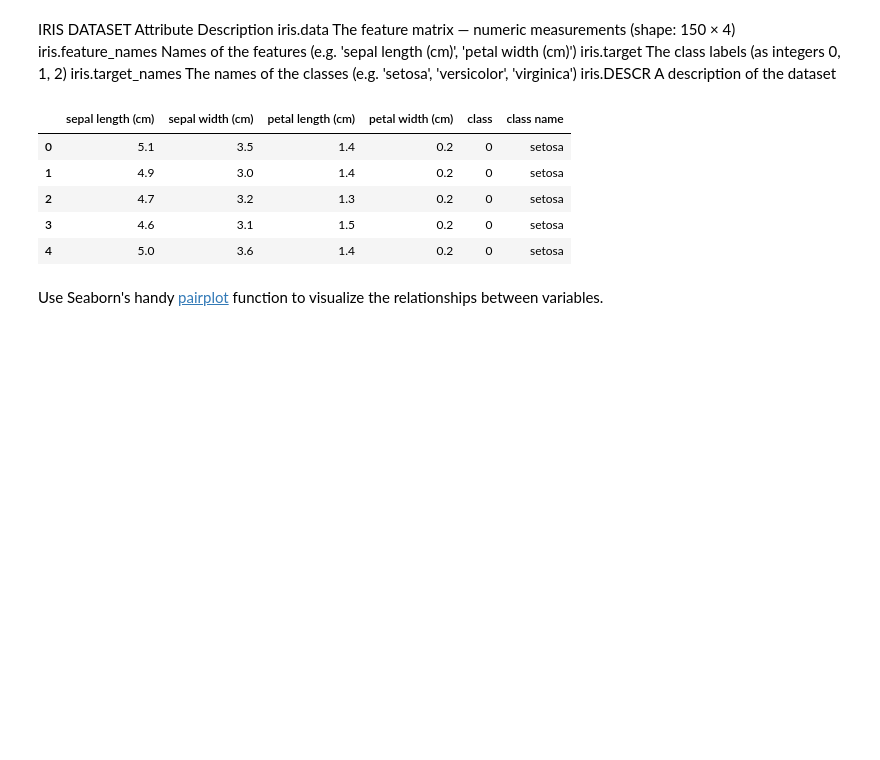
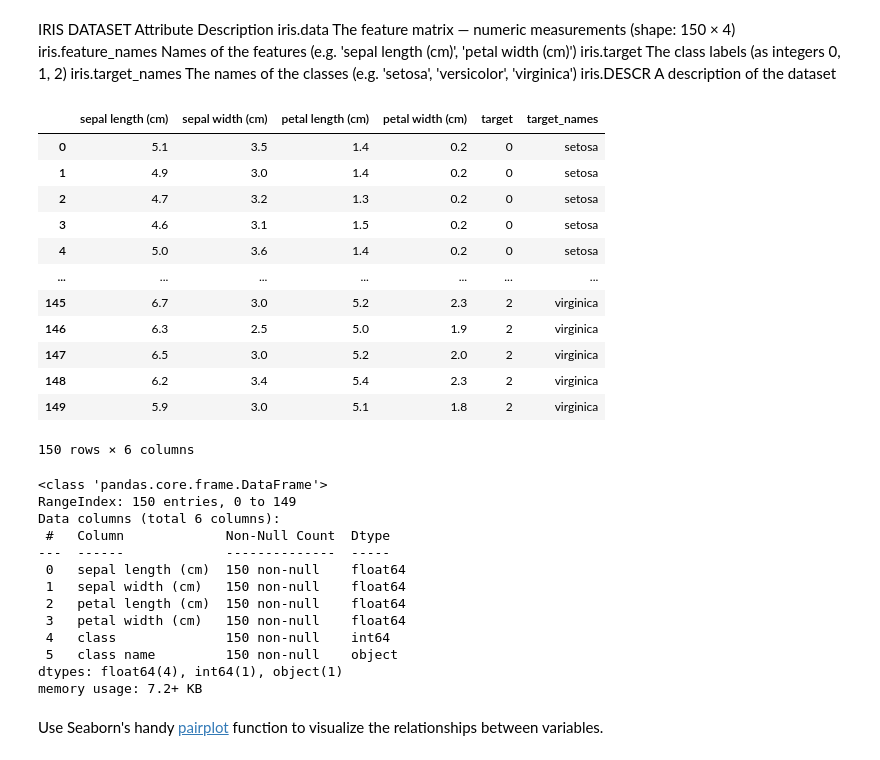
Before and after one commit to marlene09/Applied-Machine-Learning, a Jupyter notebook: Chapter 1/k-Nearest Neighbors.ipynb, the cells around one changed output. Saved outputs shown, nothing was run; the diff lists cells and outputs as text; code cells hidden in the pictures; blank space fills up the shorter version.

```diff
--- a/Chapter 1/k-Nearest Neighbors.ipynb
+++ b/Chapter 1/k-Nearest Neighbors.ipynb
@@ -10,6 +10,30 @@ iris.feature_names	Names of the features (e.g. 'sepal length (cm)', 'petal width
 iris.target	The class labels (as integers 0, 1, 2)
 iris.target_names	The names of the classes (e.g. 'setosa', 'versicolor', 'virginica')
 iris.DESCR	A description of the dataset
+# %%
+from sklearn.datasets import load_iris
+import pandas as pd
+
+iris = load_iris()
+df = pd.DataFrame(iris.data)
+df.columns = iris.feature_names
+df['target'] = iris.target
+df['target_names']= iris.target_names[iris.target]
+df
+# %% [output]
+|  | sepal length (cm) | sepal width (cm) | petal length (cm) | petal width (cm) | target | target_names |
+| 0 | 5.1 | 3.5 | 1.4 | 0.2 | 0 | setosa |
+| 1 | 4.9 | 3.0 | 1.4 | 0.2 | 0 | setosa |
+| 2 | 4.7 | 3.2 | 1.3 | 0.2 | 0 | setosa |
+| 3 | 4.6 | 3.1 | 1.5 | 0.2 | 0 | setosa |
+| 4 | 5.0 | 3.6 | 1.4 | 0.2 | 0 | setosa |
+| ... | ... | ... | ... | ... | ... | ... |
+| 145 | 6.7 | 3.0 | 5.2 | 2.3 | 2 | virginica |
+| 146 | 6.3 | 2.5 | 5.0 | 1.9 | 2 | virginica |
+| 147 | 6.5 | 3.0 | 5.2 | 2.0 | 2 | virginica |
+| 148 | 6.2 | 3.4 | 5.4 | 2.3 | 2 | virginica |
+| 149 | 5.9 | 3.0 | 5.1 | 1.8 | 2 | virginica |
+150 rows × 6 columns
 # %%
 import pandas as pd
 from sklearn.datasets import load_iris
@@ -20,13 +44,22 @@ df.columns = iris.feature_names
 df["class"] = iris.target
 df["class name"] = iris.target_names[iris.target]
 df.head()
+# remove column 1
+df.info()
 # %% [output]
-|  | sepal length (cm) | sepal width (cm) | petal length (cm) | petal width (cm) | class | class name |
-| 0 | 5.1 | 3.5 | 1.4 | 0.2 | 0 | setosa |
-| 1 | 4.9 | 3.0 | 1.4 | 0.2 | 0 | setosa |
-| 2 | 4.7 | 3.2 | 1.3 | 0.2 | 0 | setosa |
-| 3 | 4.6 | 3.1 | 1.5 | 0.2 | 0 | setosa |
-| 4 | 5.0 | 3.6 | 1.4 | 0.2 | 0 | setosa |
+<class 'pandas.core.frame.DataFrame'>
+RangeIndex: 150 entries, 0 to 149
+Data columns (total 6 columns):
+ #   Column             Non-Null Count  Dtype
+---  ------             --------------  -----
+ 0   sepal length (cm)  150 non-null    float64
+ 1   sepal width (cm)   150 non-null    float64
+ 2   petal length (cm)  150 non-null    float64
+ 3   petal width (cm)   150 non-null    float64
+ 4   class              150 non-null    int64
+ 5   class name         150 non-null    object
+dtypes: float64(4), int64(1), object(1)
+memory usage: 7.2+ KB
 # %% [markdown]
 Use Seaborn's handy [pairplot](https://seaborn.pydata.org/generated/seaborn.pairplot.html) function to visualize the relationships between variables.
 # %%
```
Also changed, not shown: 2 other files.
